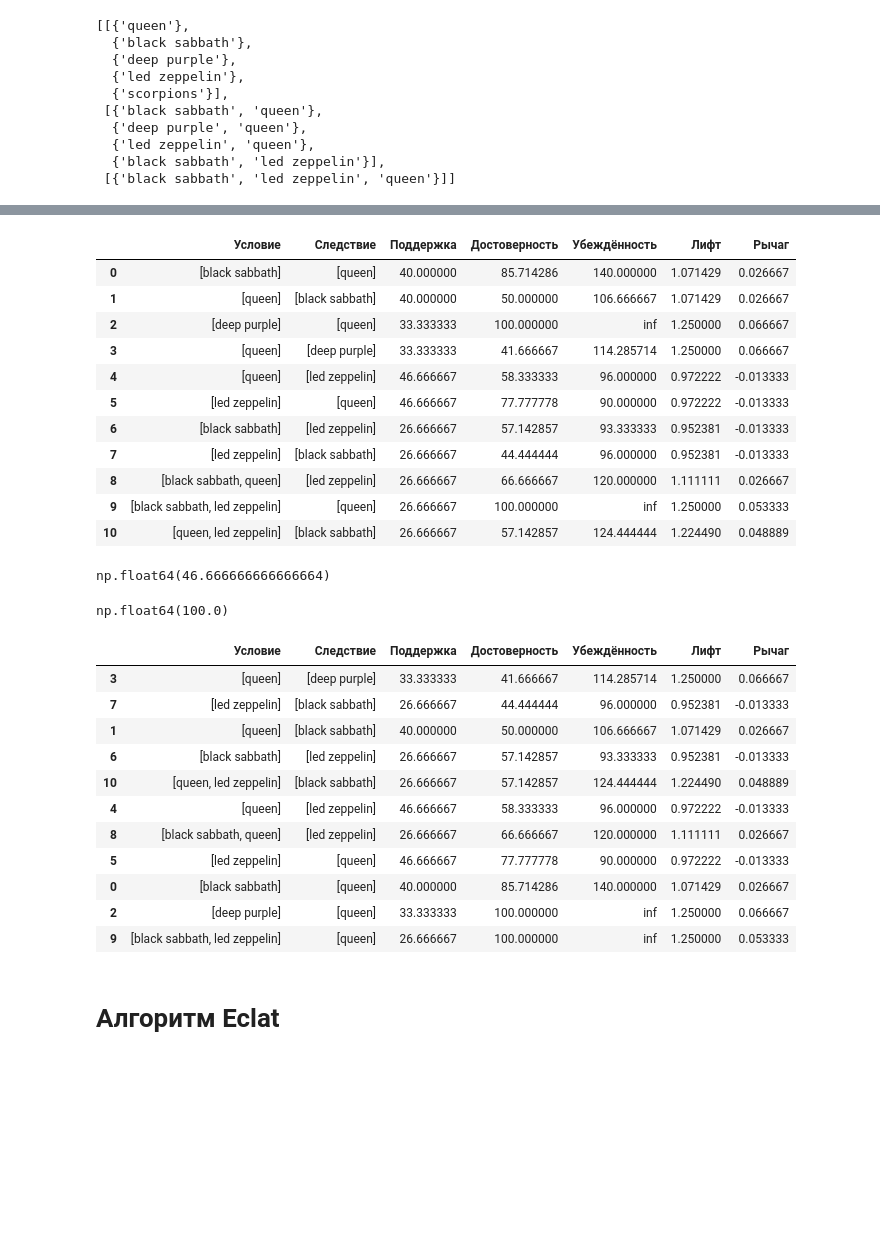
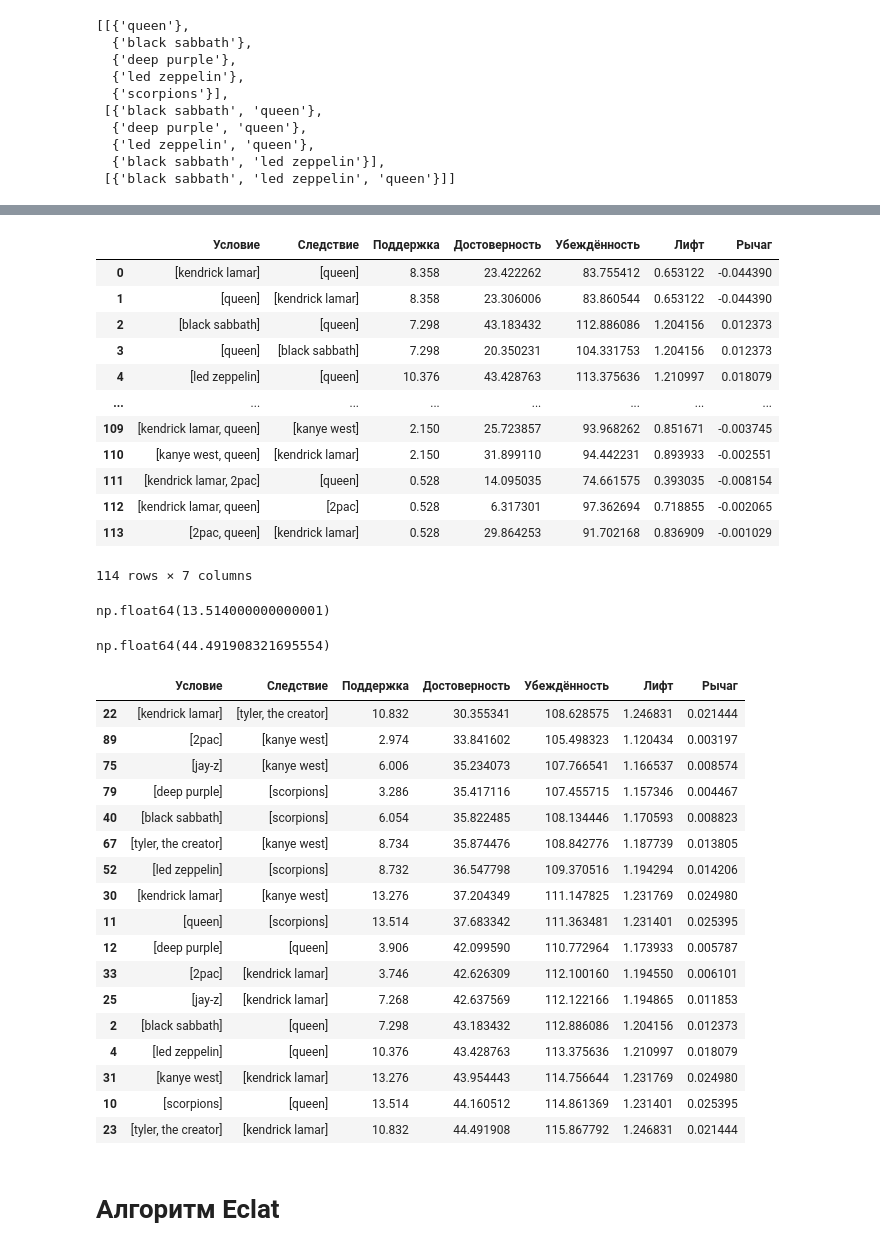
Before and after one commit to Grander78498/grander-materials-v2, a Jupyter notebook: Пр.интел.систем/prac1/prac1.ipynb, the cells around one changed output, grey strips where cells are left out. Cells and saved outputs as stored; diff of their text form; code cells hidden in the pictures; blank space fills up the shorter version.

```diff
--- a/Пр.интел.систем/prac1/prac1.ipynb
+++ b/Пр.интел.систем/prac1/prac1.ipynb
@@ -3,13 +3,9 @@ import pandas as pd
 import numpy as np
 import random
 # %%
-groups = ['Queen', 'Led Zeppelin', 'Black Sabbath', 'Deep Purple', 'Scorpions',
-          'Metallica','Iron Maiden',  'Megadeth', 'Judas Priest', 'Motorhead',
-          'Kendrick Lamar', 'Tyler, the Creator', 'Kanye West', '2pac', 'Jay-Z',
-          'Radiohead', 'Bjork', 'My Bloody Valentine', 'Madvillain', 'Godspeed You Black Emperor!',
-          'Michael Jackson', 'Madonna', 'George Michael', 'Janet Jackson', 'Prince']
+groups = ['Queen', 'Scorpions', 'Led Zeppelin', 'Black Sabbath', 'Deep Purple',
+          'Kendrick Lamar', 'Kanye West', 'Tyler, the Creator', 'Jay-Z', '2pac']
 # %%
-groups = groups[:5] + groups[10:15]
 group_df = pd.DataFrame(index=groups, columns=groups)
 popularities = []
 for i in range(len(groups) // 5):
@@ -224,40 +247,47 @@ for elem in results:
 rules
 # %% [output]
 |  | Условие | Следствие | Поддержка | Достоверность | Убеждённость | Лифт | Рычаг |
-| 0 | [black sabbath] | [queen] | 40.000000 | 85.714286 | 140.000000 | 1.071429 | 0.026667 |
-| 1 | [queen] | [black sabbath] | 40.000000 | 50.000000 | 106.666667 | 1.071429 | 0.026667 |
-| 2 | [deep purple] | [queen] | 33.333333 | 100.000000 | inf | 1.250000 | 0.066667 |
-| 3 | [queen] | [deep purple] | 33.333333 | 41.666667 | 114.285714 | 1.250000 | 0.066667 |
-| 4 | [queen] | [led zeppelin] | 46.666667 | 58.333333 | 96.000000 | 0.972222 | -0.013333 |
-| 5 | [led zeppelin] | [queen] | 46.666667 | 77.777778 | 90.000000 | 0.972222 | -0.013333 |
-| 6 | [black sabbath] | [led zeppelin] | 26.666667 | 57.142857 | 93.333333 | 0.952381 | -0.013333 |
-| 7 | [led zeppelin] | [black sabbath] | 26.666667 | 44.444444 | 96.000000 | 0.952381 | -0.013333 |
-| 8 | [black sabbath, queen] | [led zeppelin] | 26.666667 | 66.666667 | 120.000000 | 1.111111 | 0.026667 |
-| 9 | [black sabbath, led zeppelin] | [queen] | 26.666667 | 100.000000 | inf | 1.250000 | 0.053333 |
-| 10 | [queen, led zeppelin] | [black sabbath] | 26.666667 | 57.142857 | 124.444444 | 1.224490 | 0.048889 |
+| 0 | [kendrick lamar] | [queen] | 8.358 | 23.422262 | 83.755412 | 0.653122 | -0.044390 |
+| 1 | [queen] | [kendrick lamar] | 8.358 | 23.306006 | 83.860544 | 0.653122 | -0.044390 |
+| 2 | [black sabbath] | [queen] | 7.298 | 43.183432 | 112.886086 | 1.204156 | 0.012373 |
+| 3 | [queen] | [black sabbath] | 7.298 | 20.350231 | 104.331753 | 1.204156 | 0.012373 |
+| 4 | [led zeppelin] | [queen] | 10.376 | 43.428763 | 113.375636 | 1.210997 | 0.018079 |
+| ... | ... | ... | ... | ... | ... | ... | ... |
+| 109 | [kendrick lamar, queen] | [kanye west] | 2.150 | 25.723857 | 93.968262 | 0.851671 | -0.003745 |
+| 110 | [kanye west, queen] | [kendrick lamar] | 2.150 | 31.899110 | 94.442231 | 0.893933 | -0.002551 |
+| 111 | [kendrick lamar, 2pac] | [queen] | 0.528 | 14.095035 | 74.661575 | 0.393035 | -0.008154 |
+| 112 | [kendrick lamar, queen] | [2pac] | 0.528 | 6.317301 | 97.362694 | 0.718855 | -0.002065 |
+| 113 | [2pac, queen] | [kendrick lamar] | 0.528 | 29.864253 | 91.702168 | 0.836909 | -0.001029 |
+114 rows × 7 columns
 # %%
 rules['Поддержка'].max()
 # %% [output]
-np.float64(46.666666666666664)
+np.float64(13.514000000000001)
 # %%
 rules['Достоверность'].max()
 # %% [output]
-np.float64(100.0)
+np.float64(44.491908321695554)
 # %%
-rules[(rules['Достоверность'] >= 30)].sort_values('Достоверность')
+rules[(rules['Достоверность'] >= 30) & (rules['Лифт'] > 1)].sort_values('Достоверность')
 # %% [output]
 |  | Условие | Следствие | Поддержка | Достоверность | Убеждённость | Лифт | Рычаг |
-| 3 | [queen] | [deep purple] | 33.333333 | 41.666667 | 114.285714 | 1.250000 | 0.066667 |
-| 7 | [led zeppelin] | [black sabbath] | 26.666667 | 44.444444 | 96.000000 | 0.952381 | -0.013333 |
-| 1 | [queen] | [black sabbath] | 40.000000 | 50.000000 | 106.666667 | 1.071429 | 0.026667 |
-| 6 | [black sabbath] | [led zeppelin] | 26.666667 | 57.142857 | 93.333333 | 0.952381 | -0.013333 |
-| 10 | [queen, led zeppelin] | [black sabbath] | 26.666667 | 57.142857 | 124.444444 | 1.224490 | 0.048889 |
-| 4 | [queen] | [led zeppelin] | 46.666667 | 58.333333 | 96.000000 | 0.972222 | -0.013333 |
-| 8 | [black sabbath, queen] | [led zeppelin] | 26.666667 | 66.666667 | 120.000000 | 1.111111 | 0.026667 |
-| 5 | [led zeppelin] | [queen] | 46.666667 | 77.777778 | 90.000000 | 0.972222 | -0.013333 |
-| 0 | [black sabbath] | [queen] | 40.000000 | 85.714286 | 140.000000 | 1.071429 | 0.026667 |
-| 2 | [deep purple] | [queen] | 33.333333 | 100.000000 | inf | 1.250000 | 0.066667 |
-| 9 | [black sabbath, led zeppelin] | [queen] | 26.666667 | 100.000000 | inf | 1.250000 | 0.053333 |
+| 22 | [kendrick lamar] | [tyler, the creator] | 10.832 | 30.355341 | 108.628575 | 1.246831 | 0.021444 |
+| 89 | [2pac] | [kanye west] | 2.974 | 33.841602 | 105.498323 | 1.120434 | 0.003197 |
+| 75 | [jay-z] | [kanye west] | 6.006 | 35.234073 | 107.766541 | 1.166537 | 0.008574 |
+| 79 | [deep purple] | [scorpions] | 3.286 | 35.417116 | 107.455715 | 1.157346 | 0.004467 |
+| 40 | [black sabbath] | [scorpions] | 6.054 | 35.822485 | 108.134446 | 1.170593 | 0.008823 |
+| 67 | [tyler, the creator] | [kanye west] | 8.734 | 35.874476 | 108.842776 | 1.187739 | 0.013805 |
+| 52 | [led zeppelin] | [scorpions] | 8.732 | 36.547798 | 109.370516 | 1.194294 | 0.014206 |
+| 30 | [kendrick lamar] | [kanye west] | 13.276 | 37.204349 | 111.147825 | 1.231769 | 0.024980 |
+| 11 | [queen] | [scorpions] | 13.514 | 37.683342 | 111.363481 | 1.231401 | 0.025395 |
+| 12 | [deep purple] | [queen] | 3.906 | 42.099590 | 110.772964 | 1.173933 | 0.005787 |
+| 33 | [2pac] | [kendrick lamar] | 3.746 | 42.626309 | 112.100160 | 1.194550 | 0.006101 |
+| 25 | [jay-z] | [kendrick lamar] | 7.268 | 42.637569 | 112.122166 | 1.194865 | 0.011853 |
+| 2 | [black sabbath] | [queen] | 7.298 | 43.183432 | 112.886086 | 1.204156 | 0.012373 |
+| 4 | [led zeppelin] | [queen] | 10.376 | 43.428763 | 113.375636 | 1.210997 | 0.018079 |
+| 31 | [kanye west] | [kendrick lamar] | 13.276 | 43.954443 | 114.756644 | 1.231769 | 0.024980 |
+| 10 | [scorpions] | [queen] | 13.514 | 44.160512 | 114.861369 | 1.231401 | 0.025395 |
+| 23 | [tyler, the creator] | [kendrick lamar] | 10.832 | 44.491908 | 115.867792 | 1.246831 | 0.021444 |
 # %% [markdown]
 # Алгоритм Eclat
 # %%
```
Also changed, not shown: parts of 21 cells of this notebook, 21 other files.
